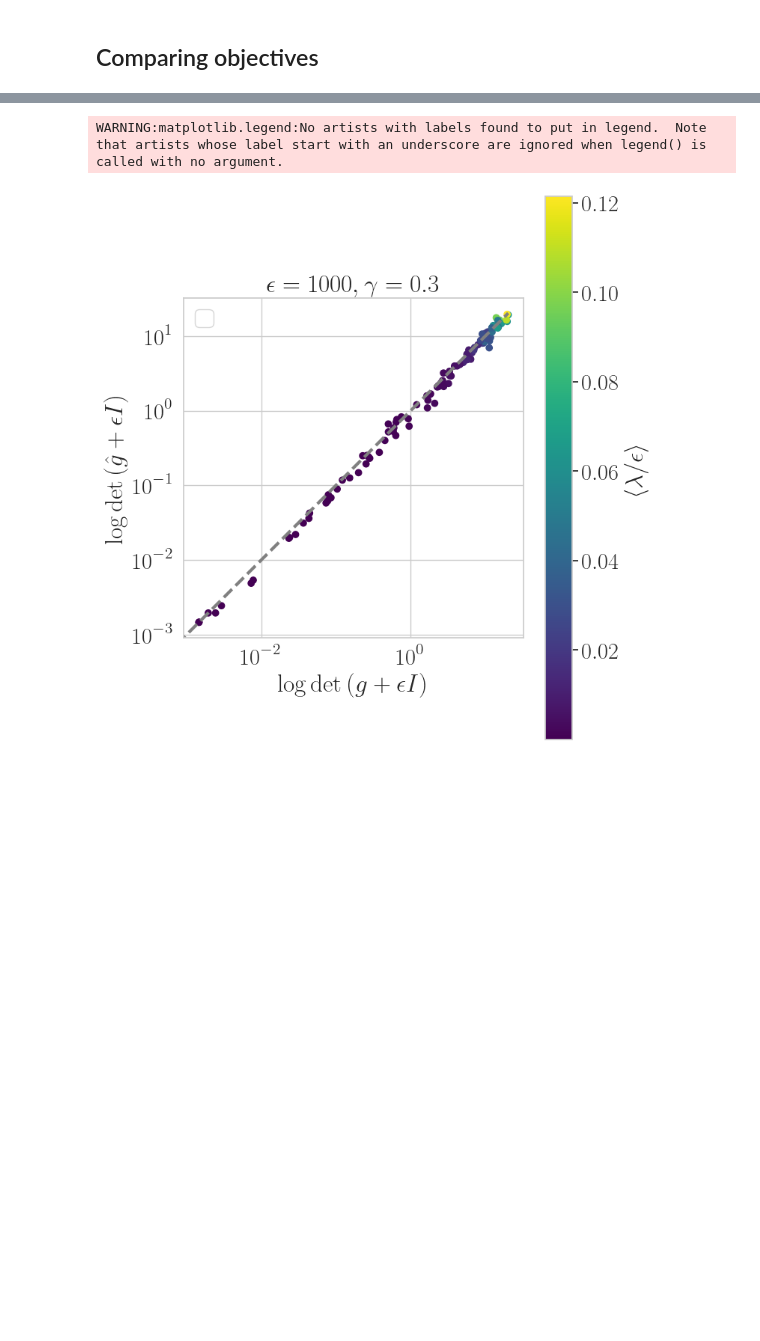
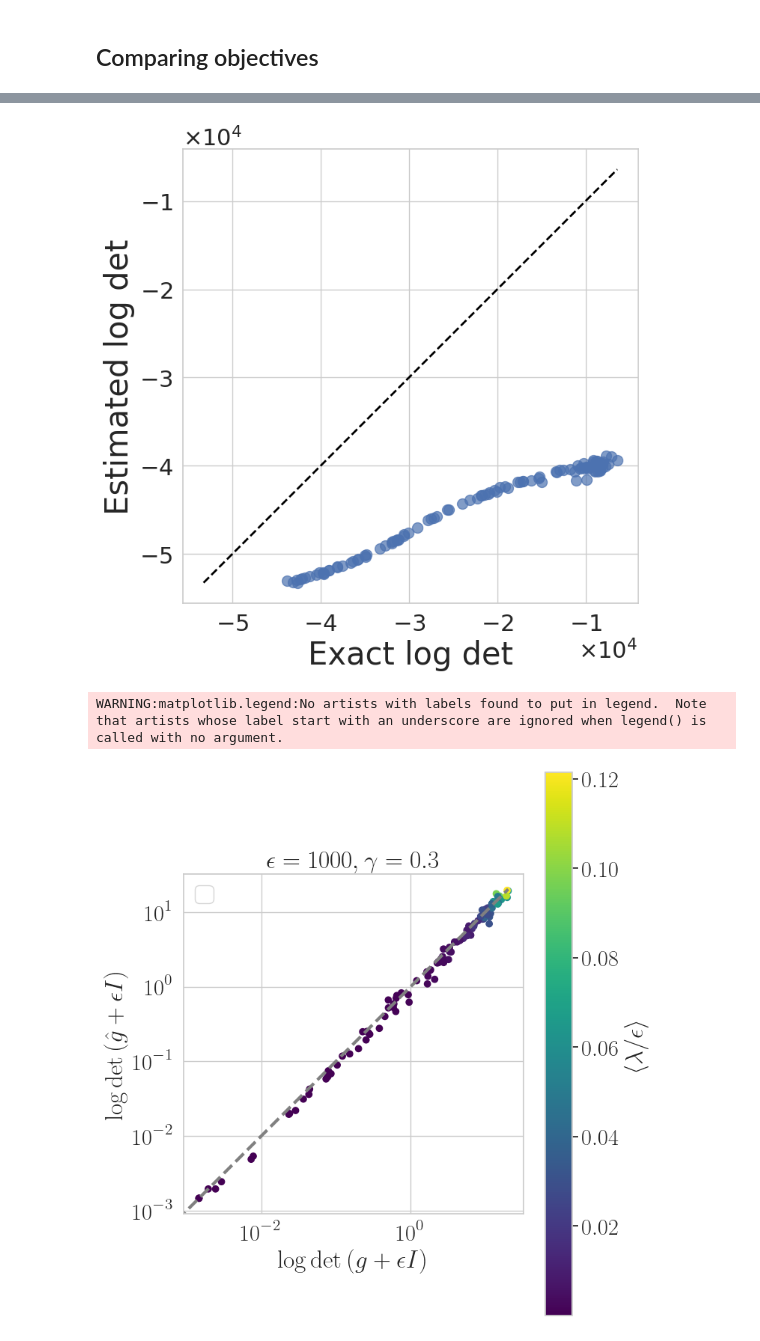
Before and after one commit to activatedgeek/function-space-map, a Jupyter notebook: notebooks/two_moons_objectives.ipynb, the cells around one changed output, grey strips where cells are left out. Cells and saved outputs as stored; diff of their text form; code cells hidden in the pictures; blank space fills up the shorter version.

```diff
--- a/notebooks/two_moons_objectives.ipynb
+++ b/notebooks/two_moons_objectives.ipynb
@@ -631,3 +642,8 @@ for jitter in [1000, 1, 1e-3, 1e-6]:
+# %%
+sns.set(style="whitegrid", font_scale=2.0, rc={"lines.linewidth": 3.0})
+plot_compare(logdets, logdets_n, None, rf'Exact log det', r'Estimated log det', clabel=None, title=None, log_axes=False)
+# %% [output]
+[figure, added]
 # %%
 trials = 100
 x_context = x_test
```
Also changed, not shown: parts of 5 cells of this notebook, 2 other files.
